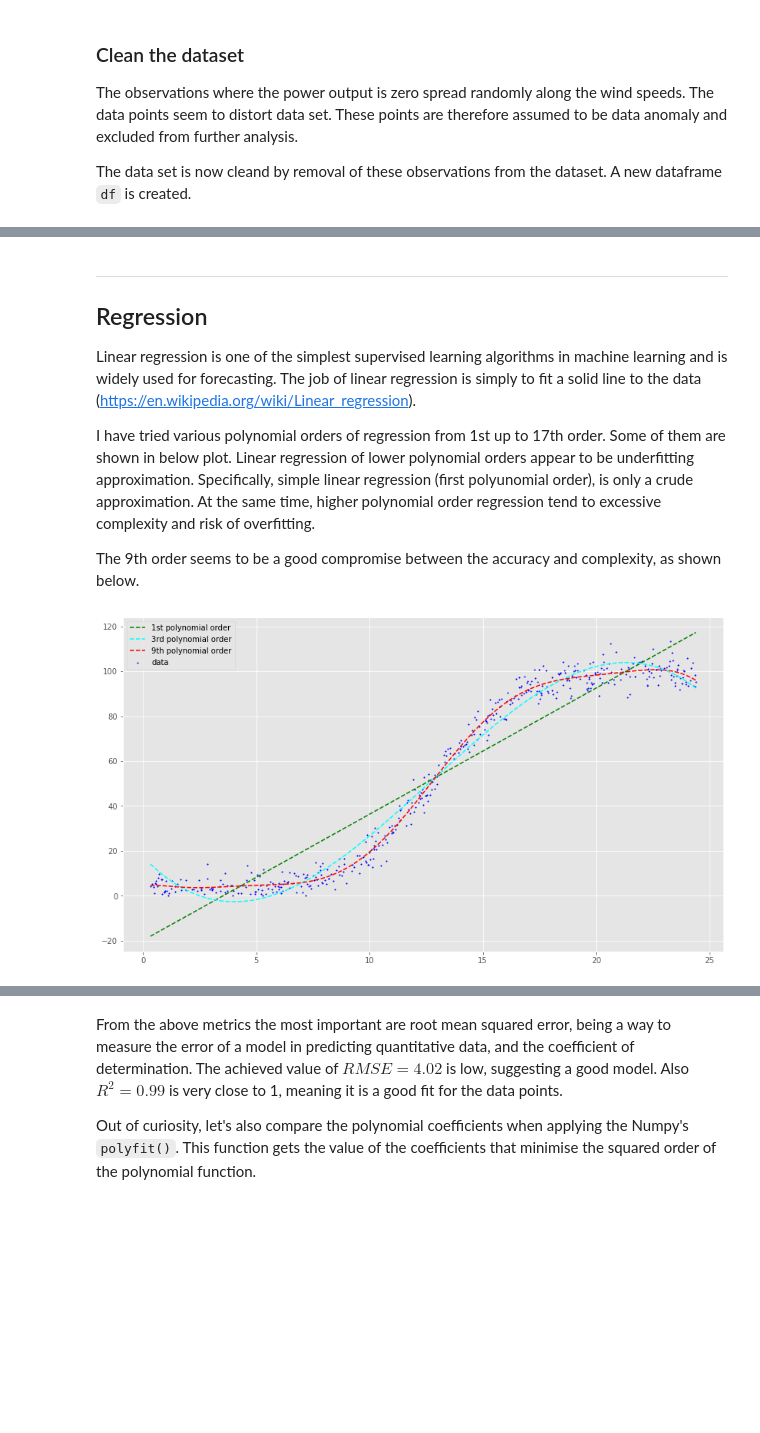
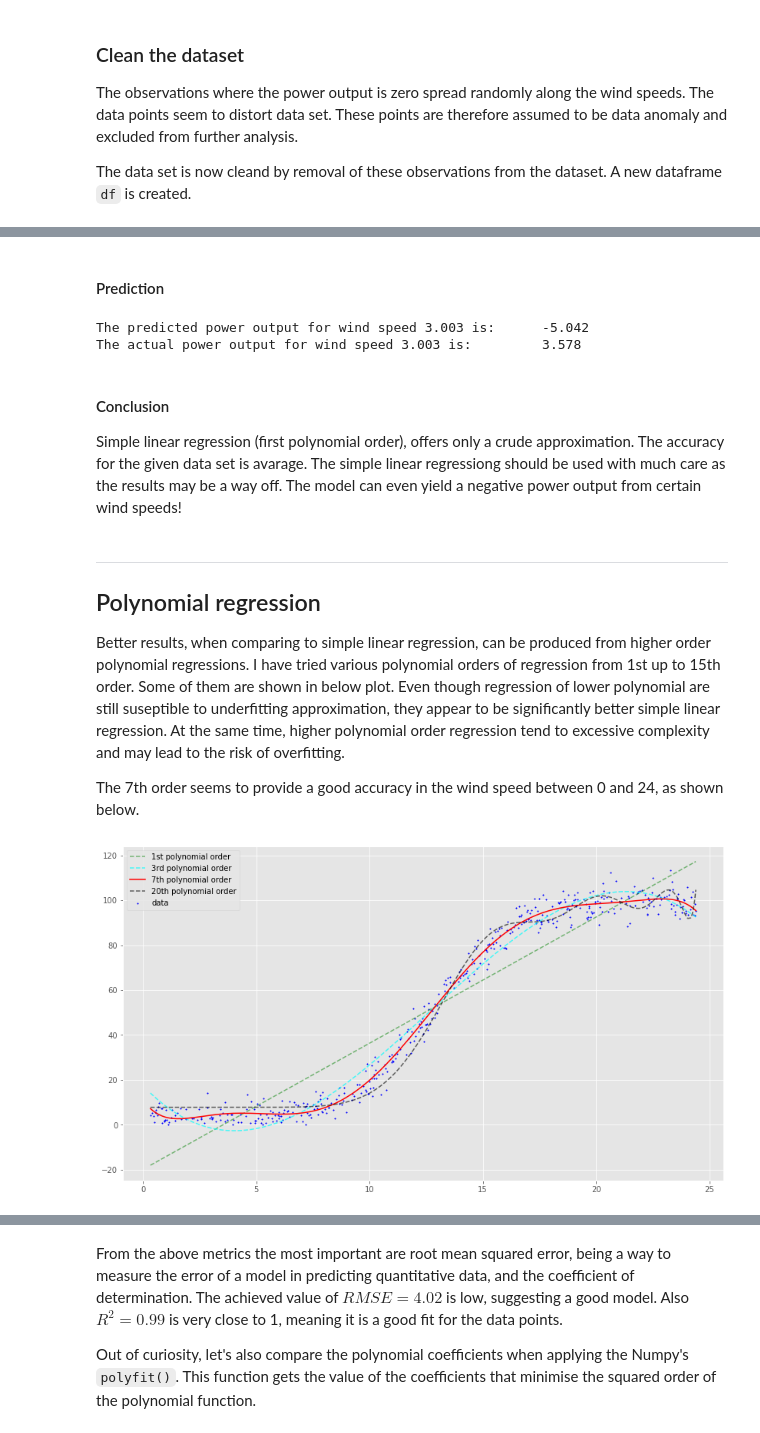
Before and after one commit to andkoc001/Machine-Learning-and-Statistics-Project, a Jupyter notebook: Powerproduction_ML.ipynb, the cells around one changed output, grey strips where cells are left out. Saved outputs shown, nothing was run; the diff lists cells and outputs as text; code cells hidden in the pictures; blank space fills up the shorter version.

Commit message:
Simple linear regression done

```diff
--- a/Powerproduction_ML.ipynb
+++ b/Powerproduction_ML.ipynb
@@ -169,0 +216,8 @@ df = df_raw[df_raw['power'] !=0]
+# %%
+# plot the results
+plt.scatter(y_predictions, y_test, s=4, color='blue', alpha=.8)
+plt.xlabel('Y Predicted')
+plt.ylabel('Y Test')
+plt.rcParams["figure.figsize"] = (8,8)
+plt.xlim(-20,120)
+plt.ylim(-20,120)
@@ -170,43 +227,67 @@ df = df_raw[df_raw['power'] !=0]
+# %% [markdown]
+#### Prediction
+# %%
+# take a random wind speed value from the provided data set (cleaned)
+wind_test = df["speed"].sample()
+
+# link corresponding actual power output
+for i in range(df.shape[0]):
+    if df.iloc[i]["speed"] == wind_test.iloc[0]:
+        actual_output = df.iloc[i]["power"]
+
+power_predict = lin_reg_model.predict([wind_test])
+print(f"The predicted power output for wind speed {float(wind_test):.3f} is: \t {float(power_predict):.3f}")
+print(f"The actual power output for wind speed {float(wind_test):.3f} is: \t {float(actual_output):.3f}")
+# %% [output]
+The predicted power output for wind speed 3.003 is:      -5.042
+The actual power output for wind speed 3.003 is:         3.578
+# %% [markdown]
+#### Conclusion
+
+Simple linear regression (first polynomial order), offers only a crude approximation. The accuracy for the given data set is avarage. The simple linear regressiong should be used with much care as the results may be a way off. The model can even yield a negative power output from certain wind speeds!
 # %% [markdown]
 ___
-## Regression
+## Polynomial regression
 
-Linear regression is one of the simplest supervised learning algorithms in machine learning and is widely used for forecasting. The job of linear regression is simply to fit a solid line to the data ([https://en.wikipedia.org/wiki/Linear_regression](https://en.wikipedia.org/wiki/Linear_regression)).
+Better results, when comparing to simple linear regression, can be produced from higher order polynomial regressions. I have tried various polynomial orders of regression from 1st up to 15th order. Some of them are shown in below plot. Even though regression of lower polynomial are still suseptible to underfitting approximation, they appear to be significantly better simple linear regression. At the same time, higher polynomial order regression tend to excessive complexity and may lead to the risk of overfitting.
 
-I have tried various polynomial orders of regression from 1st up to 17th order. Some of them are shown in below plot. Linear regression of lower polynomial orders appear to be underfitting approximation. Specifically, simple linear regression (first polyunomial order), is only a crude approximation. At the same time, higher polynomial order regression tend to excessive complexity and risk of overfitting.
-
-The 9th order seems to be a good compromise between the accuracy and complexity, as shown below.
+The 7th order seems to provide a good accuracy in the wind speed between 0 and 24, as shown below.
 # %%
 # adapted from https://stackoverflow.com/q/51732577
 # create a shorthand for the column names
 X = df.iloc[:, 0].values.reshape(-1,1)
 y = df.iloc[:, 1].values.reshape(-1,1)
-plt.scatter(X, y, s=2, color='blue', label="data")
+plt.scatter(X, y, s=2, color='blue', alpha=1.0, label="data")
 
 # Fitting Polynomial Regression to the dataset
 poly_reg = PolynomialFeatures(degree = 1)
 X_poly = poly_reg.fit_transform(X)
 lin_reg = LinearRegression()
 lin_reg.fit(X_poly, y)
-plt.plot(X, lin_reg.predict(X_poly), ls="--", color = 'green', label='1st polynomial order')
+plt.plot(X, lin_reg.predict(X_poly), ls="--", color = 'green', alpha=0.5, label='1st polynomial order')
 
 poly_reg = PolynomialFeatures(degree = 3)
 X_poly = poly_reg.fit_transform(X)
 lin_reg = LinearRegression()
 lin_reg.fit(X_poly, y)
-plt.plot(X, lin_reg.predict(X_poly), ls="--", color = 'cyan', label='3rd polynomial order')
+plt.plot(X, lin_reg.predict(X_poly), ls="--", color='cyan', alpha=0.7, label='3rd polynomial order')
 
-poly_reg = PolynomialFeatures(degree = 9)
+poly_reg = PolynomialFeatures(degree = 7)
 X_poly = poly_reg.fit_transform(X)
 lin_reg = LinearRegression()
 lin_reg.fit(X_poly, y)
-plt.plot(X, lin_reg.predict(X_poly), ls="--", color = 'red', label='9th polynomial order')
+plt.plot(X, lin_reg.predict(X_poly), ls="-", color='red', alpha=1.0, label='7th polynomial order')
 
+poly_reg = PolynomialFeatures(degree = 20)
+X_poly = poly_reg.fit_transform(X)
+lin_reg = LinearRegression()
+lin_reg.fit(X_poly, y)
+plt.plot(X, lin_reg.predict(X_poly), ls="--", color='black', alpha=.6, label='20th polynomial order')
 
 # Visualising the Polynomial Regression results
 plt.legend(loc='best')
 plt.rcParams["figure.figsize"] = (14,8)
 plt.show()
 # %% [output]
-[figure, old version]
+[figure, new version]
 # %% [markdown]
```
Also changed, not shown: parts of 12 cells of this notebook.
